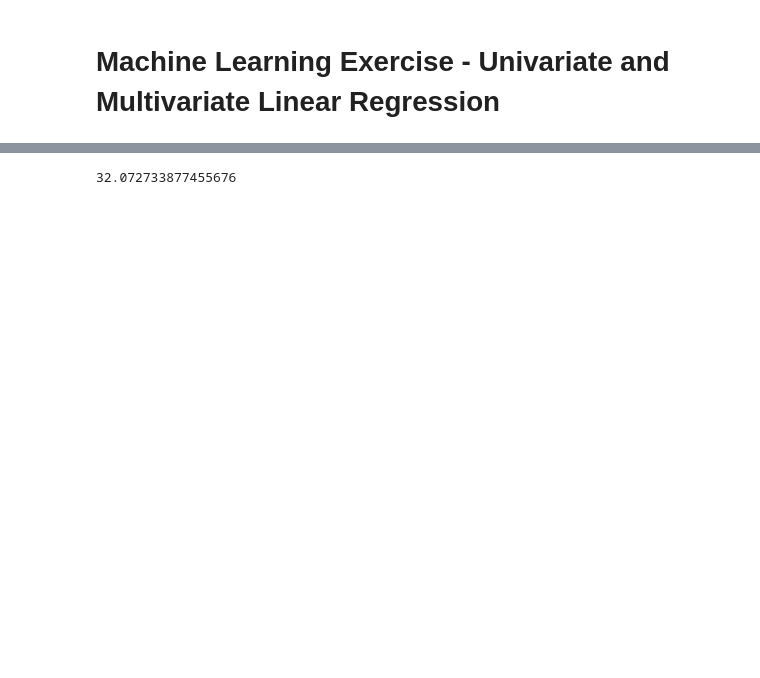
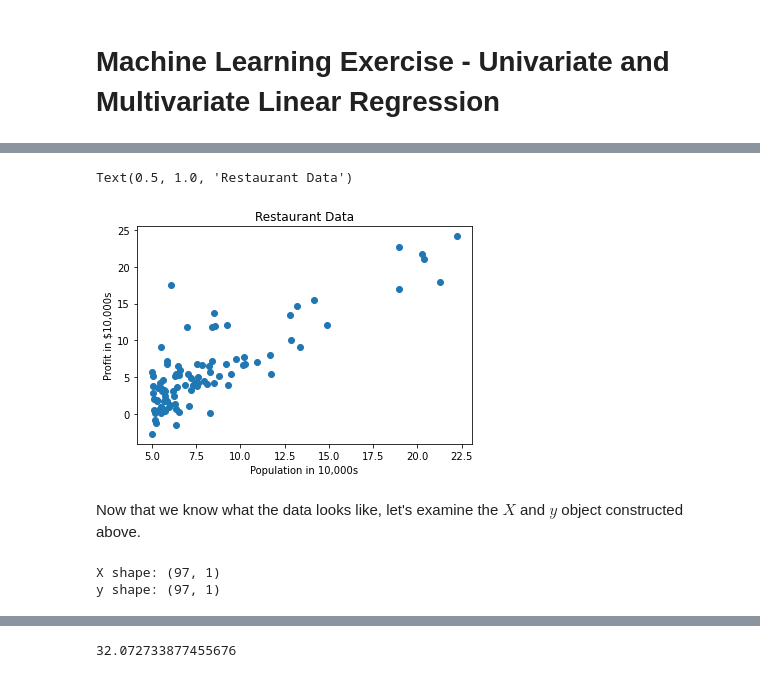
Before and after one commit to LuketheDukeBates/Linear-Regression-Demo, a Jupyter notebook: Linear Regression Demo.ipynb, the cells around one changed output, grey strips where cells are left out. Saved outputs shown, nothing was run; the diff lists cells and outputs as text; code cells hidden in the pictures; blank space fills up the shorter version.

```diff
--- a/Linear Regression Demo.ipynb
+++ b/Linear Regression Demo.ipynb
@@ -209,0 +36,24 @@ So we can now evalute the guess of theta just being 0 using the our cost functio
+# %%
+#read in data using numpy
+np_data = np.loadtxt('ex1data1.txt', delimiter=',')
+
+X = np_data[:,0].reshape(len(np_data), 1)
+y = np_data[:,1].reshape(len(np_data), 1)
+
+
+plt.scatter(X, y)
+plt.xlabel('Population in 10,000s')
+plt.ylabel('Profit in $10,000s')
+plt.title('Restaurant Data')
+# %% [output]
+Text(0.5, 1.0, 'Restaurant Data')
+[figure, added]
+# %% [markdown]
+Now that we know what the data looks like, let's examine the $X$ and $y$ object constructed above.
+# %%
+#confirm shape of variable objects, our vectors
+print("X shape: {}".format(X.shape))
+print("y shape: {}".format(y.shape))
+# %% [output]
+X shape: (97, 1)
+y shape: (97, 1)
```
Also changed, not shown: parts of 83 cells of this notebook.
